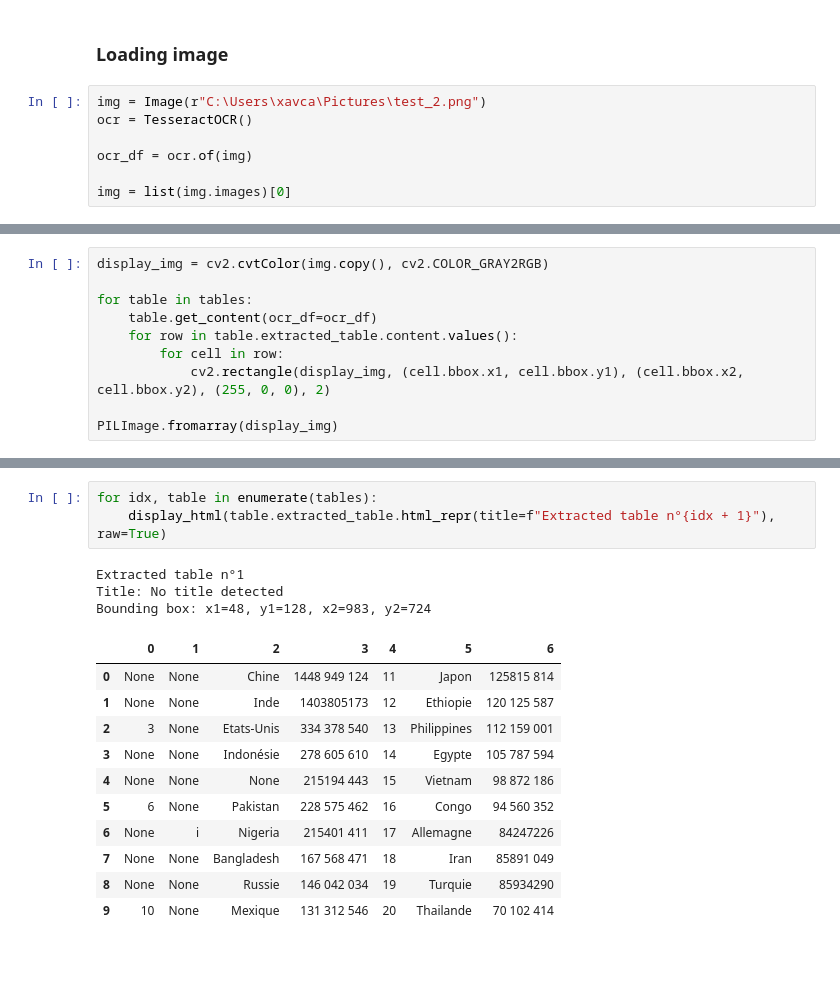
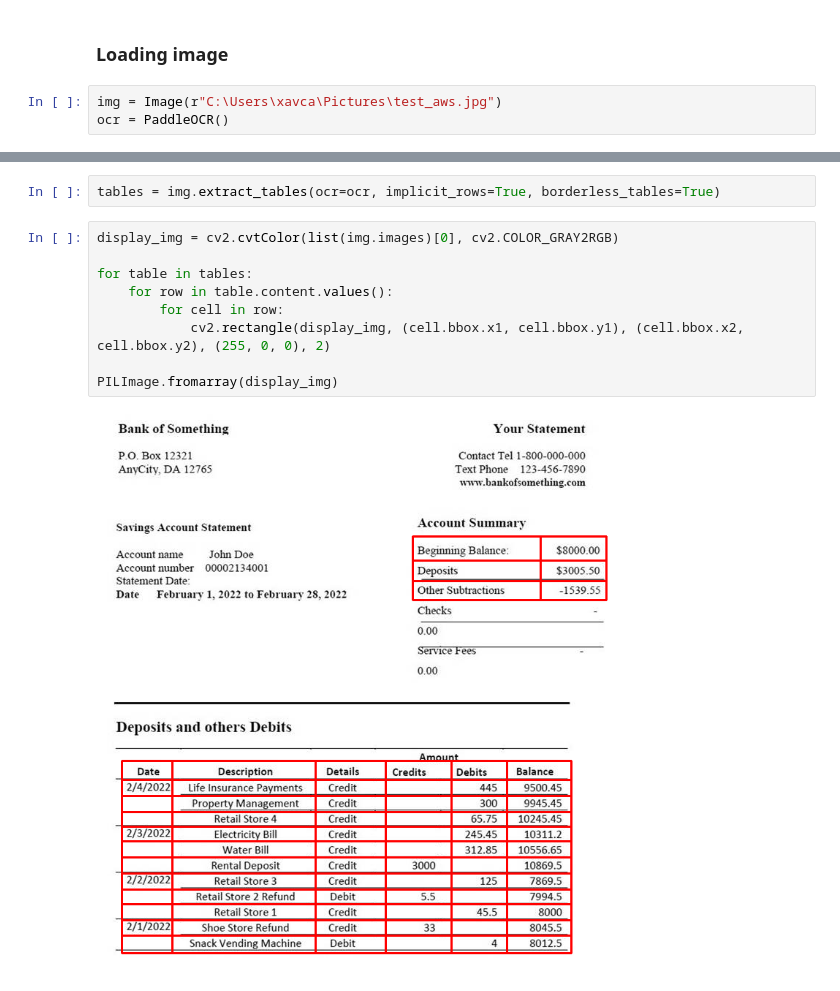
Before and after one commit to xavctn/img2table, a Jupyter notebook: examples/Test.ipynb, the cells around one changed output, grey strips where cells are left out. Drawn from its saved outputs; the diff is of its cells as text; blank space fills up the shorter version.

Commit message:
Update code for borderless tables

```diff
--- a/examples/Test.ipynb
+++ b/examples/Test.ipynb
@@ -17,9 +16,5 @@ def get_color():
 # %% [markdown]
 ### Loading image
 # %%
-img = Image(r"C:\Users\xavca\Pictures\test_2.png")
-ocr = TesseractOCR()
-
-ocr_df = ocr.of(img)
-
-img = list(img.images)[0]
+img = Image(r"C:\Users\xavca\Pictures\test_aws.jpg")
+ocr = PaddleOCR()
@@ -28,10 +20,0 @@ tables = identify_borderless_tables(img=img, ocr_df=ocr_df)
-# %%
-display_img = cv2.cvtColor(img.copy(), cv2.COLOR_GRAY2RGB)
-
-for table in tables:
-    table.get_content(ocr_df=ocr_df)
-    for row in table.extracted_table.content.values():
-        for cell in row:
-            cv2.rectangle(display_img, (cell.bbox.x1, cell.bbox.y1), (cell.bbox.x2, cell.bbox.y2), (255, 0, 0), 2)
-
-PILImage.fromarray(display_img)
@@ -40,18 +21,13 @@ PILImage.fromarray(display_img)
-# %%
-for idx, table in enumerate(tables):
-    display_html(table.extracted_table.html_repr(title=f"Extracted table n°{idx + 1}"), raw=True)
-# %% [output]
-Extracted table n°1
-Title: No title detected
-Bounding box: x1=48, y1=128, x2=983, y2=724
-|  | 0 | 1 | 2 | 3 | 4 | 5 | 6 |
-| 0 | None | None | Chine | 1448 949 124 | 11 | Japon | 125815 814 |
-| 1 | None | None | Inde | 1403805173 | 12 | Ethiopie | 120 125 587 |
-| 2 | 3 | None | Etats-Unis | 334 378 540 | 13 | Philippines | 112 159 001 |
-| 3 | None | None | Indonésie | 278 605 610 | 14 | Egypte | 105 787 594 |
-| 4 | None | None | None | 215194 443 | 15 | Vietnam | 98 872 186 |
-| 5 | 6 | None | Pakistan | 228 575 462 | 16 | Congo | 94 560 352 |
-| 6 | None | i | Nigeria | 215401 411 | 17 | Allemagne | 84247226 |
-| 7 | None | None | Bangladesh | 167 568 471 | 18 | Iran | 85891 049 |
-| 8 | None | None | Russie | 146 042 034 | 19 | Turquie | 85934290 |
-| 9 | 10 | None | Mexique | 131 312 546 | 20 | Thailande | 70 102 414 |
+# %%
+tables = img.extract_tables(ocr=ocr, implicit_rows=True, borderless_tables=True)
+# %%
+display_img = cv2.cvtColor(list(img.images)[0], cv2.COLOR_GRAY2RGB)
+
+for table in tables:
+    for row in table.content.values():
+        for cell in row:
+            cv2.rectangle(display_img, (cell.bbox.x1, cell.bbox.y1), (cell.bbox.x2, cell.bbox.y2), (255, 0, 0), 2)
+
+PILImage.fromarray(display_img)
+# %% [output]
+[figure, added]
```
Also changed, not shown: parts of 4 cells of this notebook, 4 other files.
